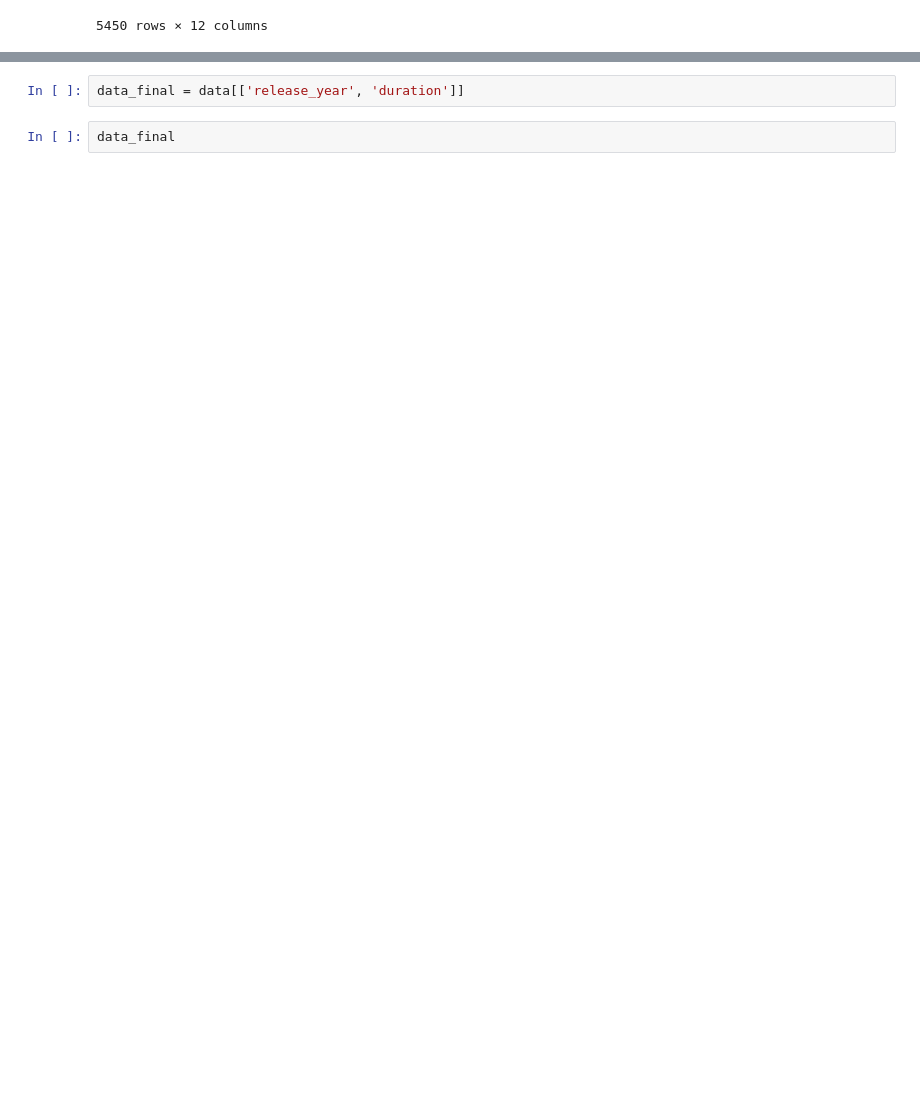
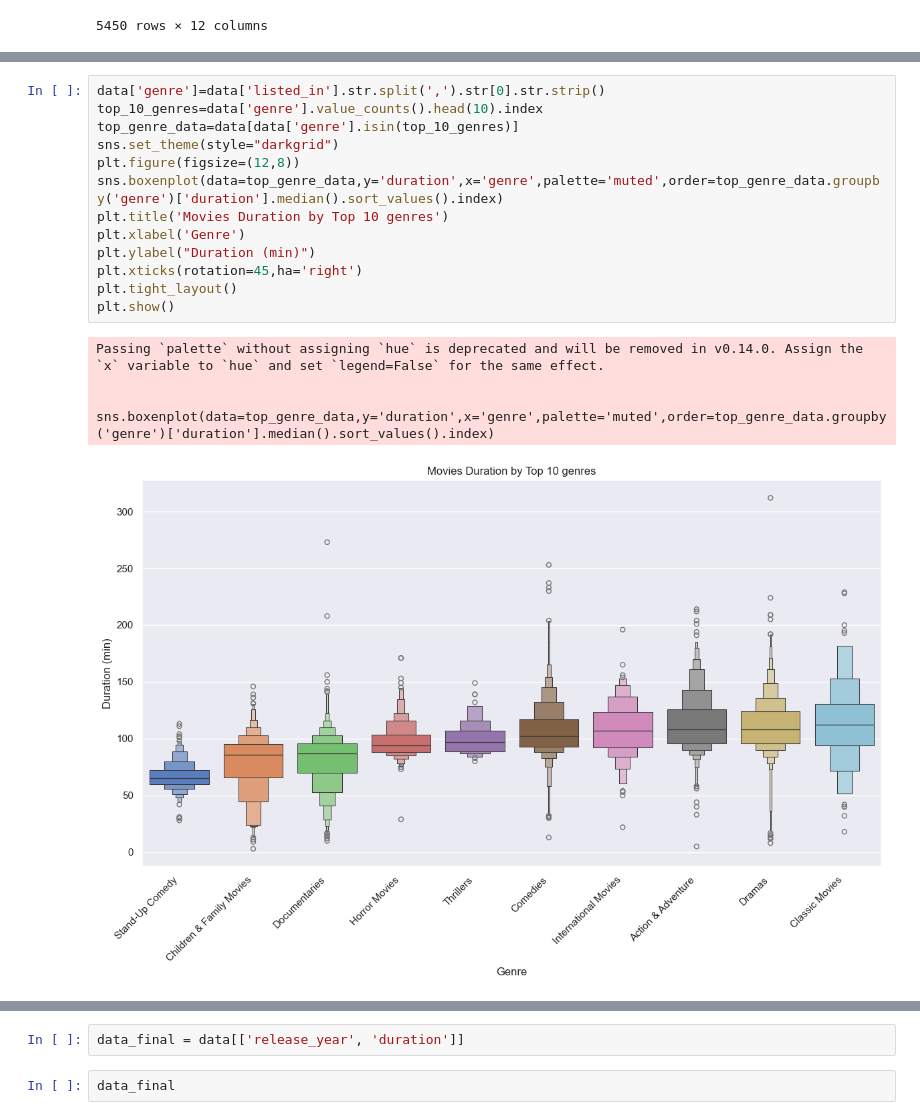
Before and after one commit to YoussefTharwat-8/netflix-duration-analysis, a Jupyter notebook: notebook/Project_3.ipynb, the cells around one changed output, grey strips where cells are left out. Drawn from its saved outputs; the diff is of its cells as text; blank space fills up the shorter version.

```diff
--- a/notebook/Project_3.ipynb
+++ b/notebook/Project_3.ipynb
@@ -170,0 +170,18 @@ data
+# %%
+data['genre']=data['listed_in'].str.split(',').str[0].str.strip()
+top_10_genres=data['genre'].value_counts().head(10).index
+top_genre_data=data[data['genre'].isin(top_10_genres)]
+sns.set_theme(style="darkgrid")
+plt.figure(figsize=(12,8))
+sns.boxenplot(data=top_genre_data,y='duration',x='genre',palette='muted',order=top_genre_data.groupby('genre')['duration'].median().sort_values().index)
+plt.title('Movies Duration by Top 10 genres')
+plt.xlabel('Genre')
+plt.ylabel("Duration (min)")
+plt.xticks(rotation=45,ha='right')
+plt.tight_layout()
+plt.show()
+# %% [output]
+Passing `palette` without assigning `hue` is deprecated and will be removed in v0.14.0. Assign the `x` variable to `hue` and set `legend=False` for the same effect.
+
+  sns.boxenplot(data=top_genre_data,y='duration',x='genre',palette='muted',order=top_genre_data.groupby('genre')['duration'].median().sort_values().index)
+[figure, added]
```
Also changed, not shown: parts of 10 cells of this notebook.
